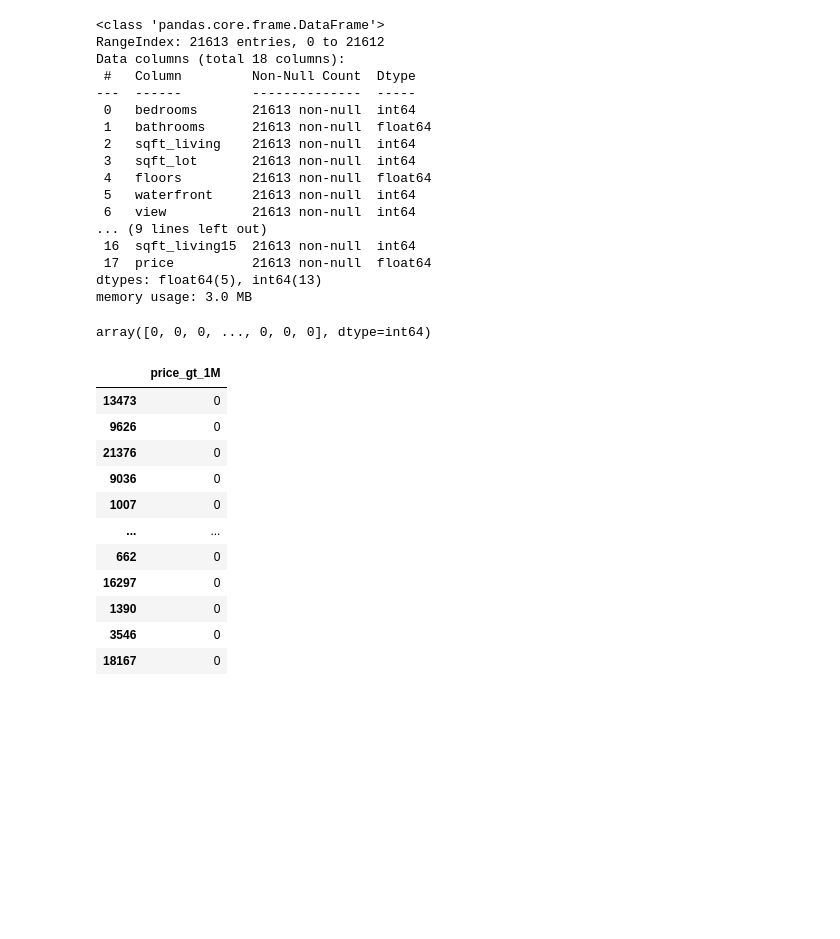
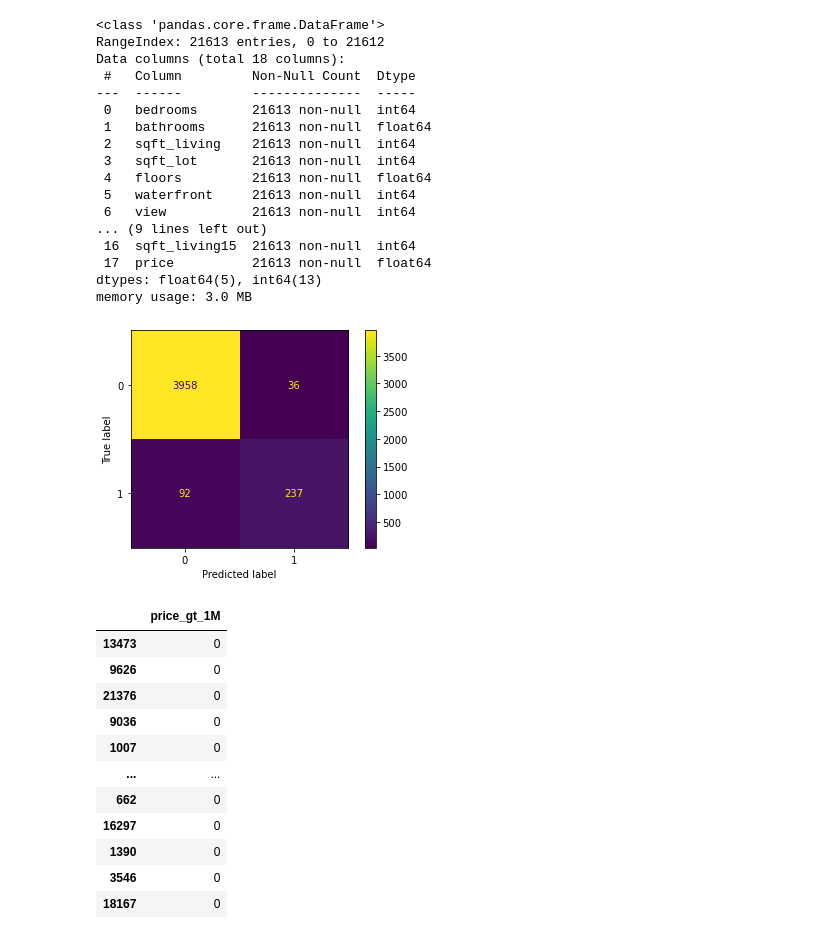
Before and after one commit to OsarodionOdion/skClassModels, a Jupyter notebook: skclass_models_hs.ipynb, the cells around one changed output. Drawn from its saved outputs; the diff is of its cells as text; code cells hidden in the pictures; blank space fills up the shorter version.

```diff
--- a/skclass_models_hs.ipynb
+++ b/skclass_models_hs.ipynb
@@ -655,11 +655,14 @@ Data columns (total 18 columns):
  17  price          21613 non-null  float64
 dtypes: float64(5), int64(13)
 memory usage: 3.0 MB
-# %%
-pred_test_M2 = clf_l1_C1.predict(X_test)
-pred_test_M2
-# %% [output]
-array([0, 0, 0, ..., 0, 0, 0], dtype=int64)
+# %%
+pred_test_M2 = clf_l1_C1.predict(X_test)
+cm_test_M2 = confusion_matrix(y_test, pred_test_M2, labels=clf_l1_C1.classes_)
+disp_testM2 = ConfusionMatrixDisplay(confusion_matrix=cm_test_M2, display_labels=clf_l1_C1.classes_)
+disp_testM2.plot()
+plt.show()
+# %% [output]
+[figure, added]
 # %%
 df2 = pd.DataFrame(y_test)
 df2
```
Also changed, not shown: parts of 7 cells of this notebook.
